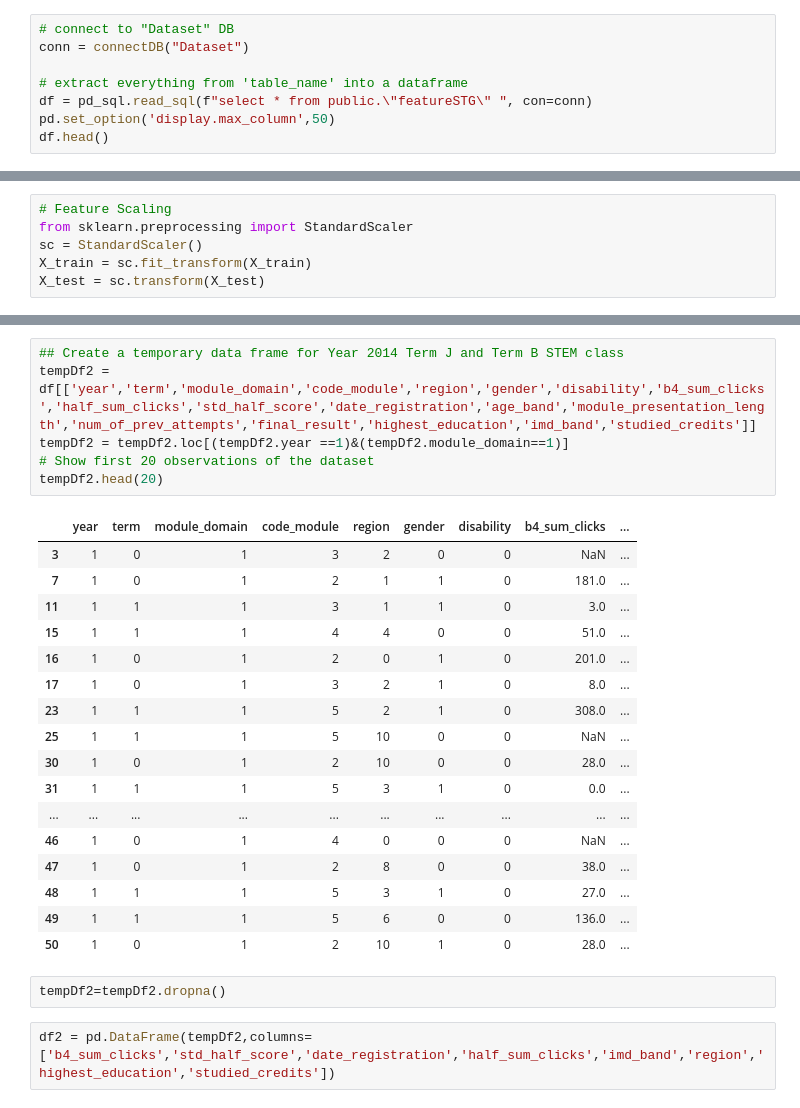
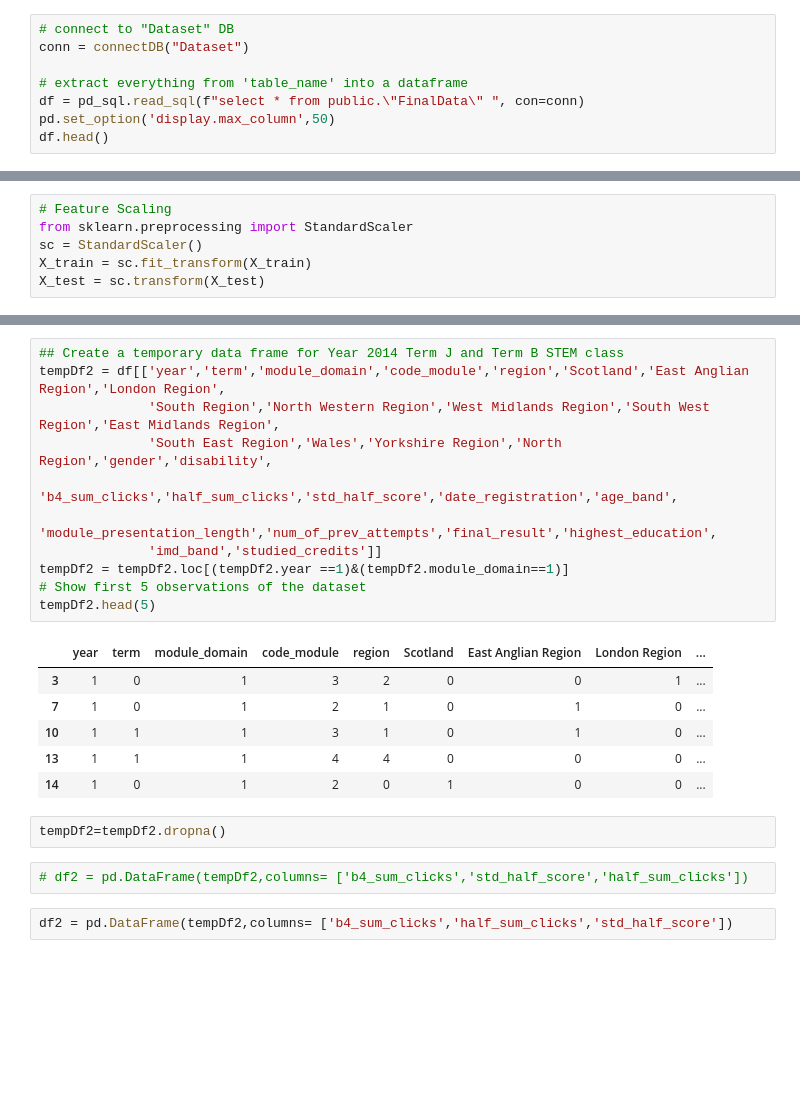
Before and after one commit to georgetown-analytics/University-Learning-Analytics, a Jupyter notebook: code/modeling/Random_Forest.ipynb, the cells around one changed output, grey strips where cells are left out. Saved outputs shown, nothing was run; the diff lists cells and outputs as text; blank space fills up the shorter version.

```diff
--- a/code/modeling/Random_Forest.ipynb
+++ b/code/modeling/Random_Forest.ipynb
@@ -23,7 +23,7 @@ def disconnectDB():
 conn = connectDB("Dataset")
 
 # extract everything from 'table_name' into a dataframe
-df = pd_sql.read_sql(f"select * from public.\"featureSTG\" ", con=conn)
+df = pd_sql.read_sql(f"select * from public.\"FinalData\" ", con=conn)
 pd.set_option('display.max_column',50)
 df.head()
 # %% [output]
@@ -119,29 +187,25 @@ Accuracy:  0.8520900321543409
 # %%
 ## Create a temporary data frame for Year 2014 Term J and Term B STEM class
-tempDf2 = df[['year','term','module_domain','code_module','region','gender','disability','b4_sum_clicks','half_sum_clicks','std_half_score','date_registration','age_band','module_presentation_length','num_of_prev_attempts','final_result','highest_education','imd_band','studied_credits']]
+tempDf2 = df[['year','term','module_domain','code_module','region','Scotland','East Anglian Region','London Region',
+              'South Region','North Western Region','West Midlands Region','South West Region','East Midlands Region',
+              'South East Region','Wales','Yorkshire Region','North Region','gender','disability',
+              'b4_sum_clicks','half_sum_clicks','std_half_score','date_registration','age_band',
+              'module_presentation_length','num_of_prev_attempts','final_result','highest_education',
+              'imd_band','studied_credits']]
 tempDf2 = tempDf2.loc[(tempDf2.year ==1)&(tempDf2.module_domain==1)]
-# Show first 20 observations of the dataset
-tempDf2.head(20)
+# Show first 5 observations of the dataset
+tempDf2.head(5)
 # %% [output]
-|  | year | term | module_domain | code_module | region | gender | disability | b4_sum_clicks | ... |
-| 3 | 1 | 0 | 1 | 3 | 2 | 0 | 0 | NaN | ... |
-| 7 | 1 | 0 | 1 | 2 | 1 | 1 | 0 | 181.0 | ... |
-| 11 | 1 | 1 | 1 | 3 | 1 | 1 | 0 | 3.0 | ... |
-| 15 | 1 | 1 | 1 | 4 | 4 | 0 | 0 | 51.0 | ... |
-| 16 | 1 | 0 | 1 | 2 | 0 | 1 | 0 | 201.0 | ... |
-| 17 | 1 | 0 | 1 | 3 | 2 | 1 | 0 | 8.0 | ... |
-| 23 | 1 | 1 | 1 | 5 | 2 | 1 | 0 | 308.0 | ... |
-| 25 | 1 | 1 | 1 | 5 | 10 | 0 | 0 | NaN | ... |
-| 30 | 1 | 0 | 1 | 2 | 10 | 0 | 0 | 28.0 | ... |
-| 31 | 1 | 1 | 1 | 5 | 3 | 1 | 0 | 0.0 | ... |
-| ... | ... | ... | ... | ... | ... | ... | ... | ... | ... |
-| 46 | 1 | 0 | 1 | 4 | 0 | 0 | 0 | NaN | ... |
-| 47 | 1 | 0 | 1 | 2 | 8 | 0 | 0 | 38.0 | ... |
-| 48 | 1 | 1 | 1 | 5 | 3 | 1 | 0 | 27.0 | ... |
-| 49 | 1 | 1 | 1 | 5 | 6 | 0 | 0 | 136.0 | ... |
-| 50 | 1 | 0 | 1 | 2 | 10 | 1 | 0 | 28.0 | ... |
+|  | year | term | module_domain | code_module | region | Scotland | East Anglian Region | London Region | ... |
+| 3 | 1 | 0 | 1 | 3 | 2 | 0 | 0 | 1 | ... |
+| 7 | 1 | 0 | 1 | 2 | 1 | 0 | 1 | 0 | ... |
+| 10 | 1 | 1 | 1 | 3 | 1 | 0 | 1 | 0 | ... |
+| 13 | 1 | 1 | 1 | 4 | 4 | 0 | 0 | 0 | ... |
+| 14 | 1 | 0 | 1 | 2 | 0 | 1 | 0 | 0 | ... |
 # %%
 tempDf2=tempDf2.dropna()
+# %%
+# df2 = pd.DataFrame(tempDf2,columns= ['b4_sum_clicks','std_half_score','half_sum_clicks'])
 # %%
-df2 = pd.DataFrame(tempDf2,columns= ['b4_sum_clicks','std_half_score','date_registration','half_sum_clicks','imd_band','region','highest_education','studied_credits'])
+df2 = pd.DataFrame(tempDf2,columns= ['b4_sum_clicks','half_sum_clicks','std_half_score'])
 # %%
```
Also changed, not shown: parts of 59 cells of this notebook.
